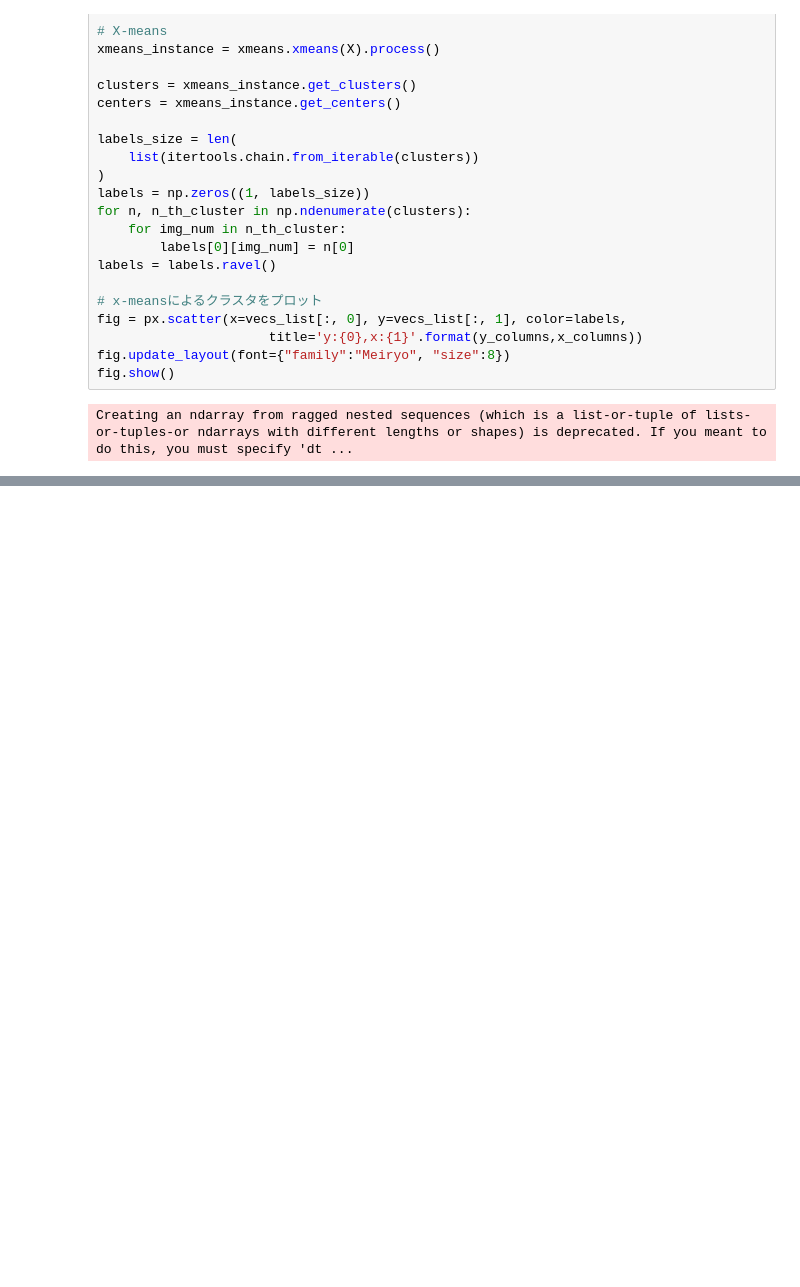
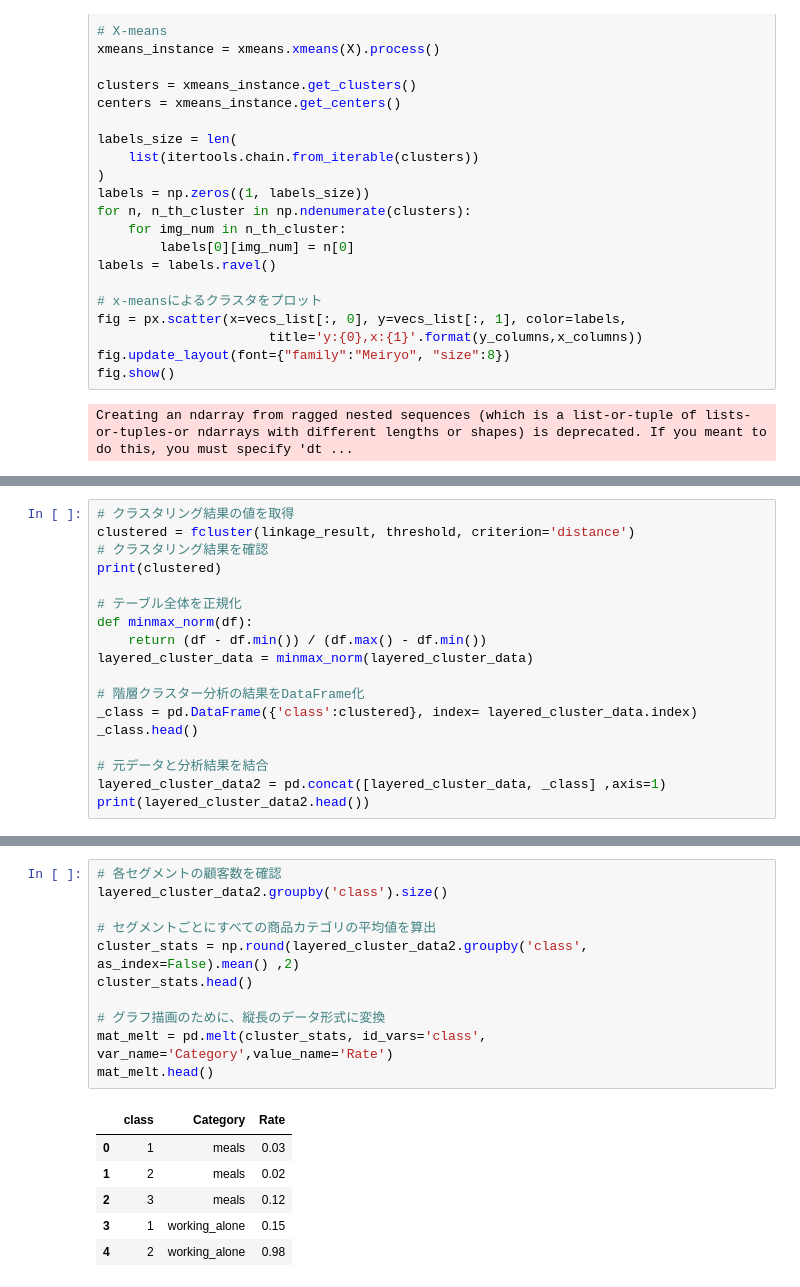
Before and after one commit to yusukennn/research_mental_prediction, a Jupyter notebook: code/analyse/clustering.ipynb, the cells around one changed output, grey strips where cells are left out. Cells and saved outputs as stored; diff of their text form; blank space fills up the shorter version.

```diff
--- a/code/analyse/clustering.ipynb
+++ b/code/analyse/clustering.ipynb
@@ -168,0 +198,18 @@ Creating an ndarray from ragged nested sequences (which is a list-or-tuple of li
+# %%
+# クラスタリング結果の値を取得
+clustered = fcluster(linkage_result, threshold, criterion='distance')
+# クラスタリング結果を確認
+print(clustered)
+
+# テーブル全体を正規化
+def minmax_norm(df):
+    return (df - df.min()) / (df.max() - df.min())
+layered_cluster_data = minmax_norm(layered_cluster_data)
+
+# 階層クラスター分析の結果をDataFrame化
+_class = pd.DataFrame({'class':clustered}, index= layered_cluster_data.index)
+_class.head()
+
+# 元データと分析結果を結合
+layered_cluster_data2 = pd.concat([layered_cluster_data, _class] ,axis=1)
+print(layered_cluster_data2.head())
@@ -168,0 +234,18 @@ Creating an ndarray from ragged nested sequences (which is a list-or-tuple of li
+# %%
+# 各セグメントの顧客数を確認
+layered_cluster_data2.groupby('class').size()
+
+# セグメントごとにすべての商品カテゴリの平均値を算出
+cluster_stats = np.round(layered_cluster_data2.groupby('class', as_index=False).mean() ,2)
+cluster_stats.head()
+
+# グラフ描画のために、縦長のデータ形式に変換
+mat_melt = pd.melt(cluster_stats, id_vars='class', var_name='Category',value_name='Rate')
+mat_melt.head()
+# %% [output]
+|  | class | Category | Rate |
+| 0 | 1 | meals | 0.03 |
+| 1 | 2 | meals | 0.02 |
+| 2 | 3 | meals | 0.12 |
+| 3 | 1 | working_alone | 0.15 |
+| 4 | 2 | working_alone | 0.98 |
```
Also changed, not shown: parts of 6 cells of this notebook.
